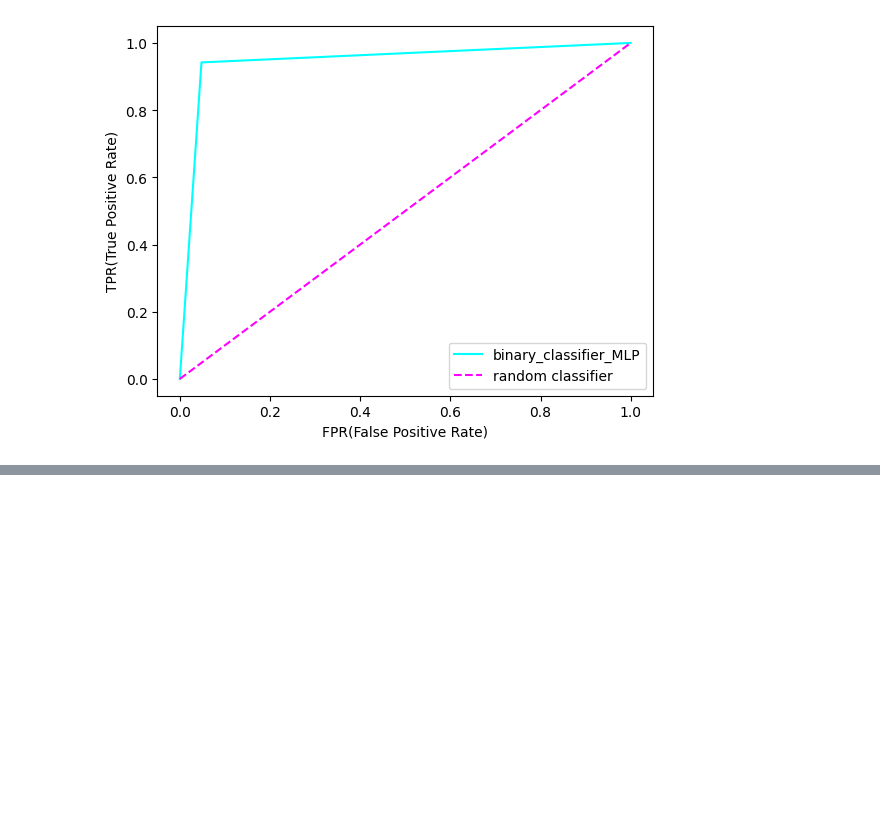
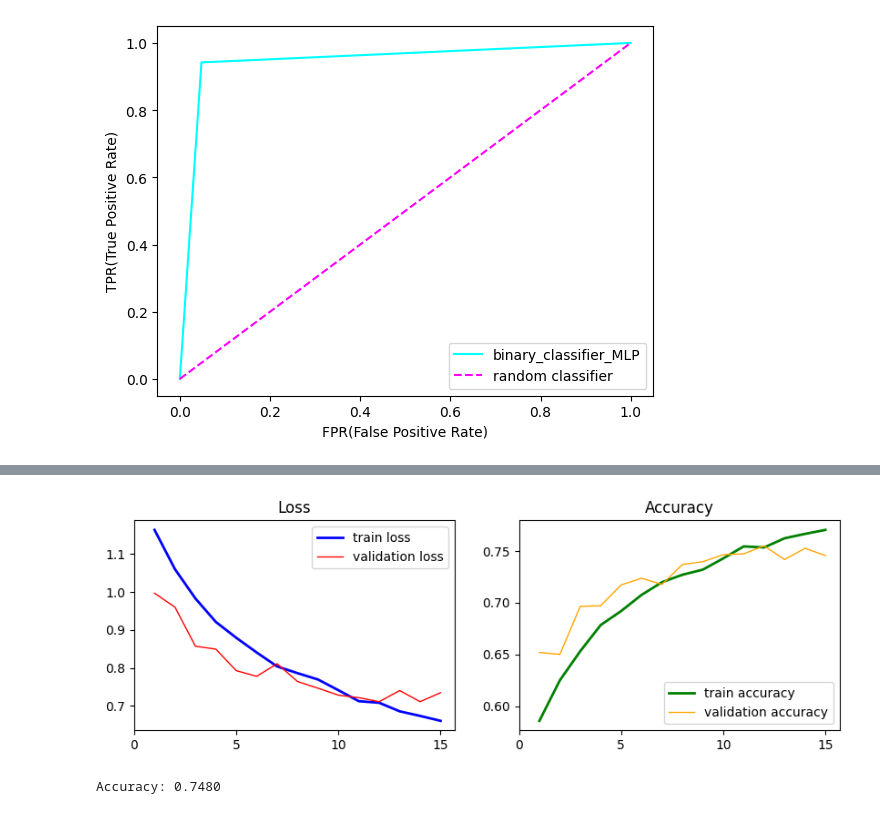
Before and after one commit to won-hj/deep-learning, a Jupyter notebook: 신경망을_활용한_딥러닝_실습.ipynb, the cells around one changed output, grey strips where cells are left out. Cells and saved outputs as stored; diff of their text form; code cells hidden in the pictures; blank space fills up the shorter version.

```diff
--- a/신경망을_활용한_딥러닝_실습.ipynb
+++ b/신경망을_활용한_딥러닝_실습.ipynb
@@ -1495,0 +1657,8 @@ AUC: 0.95
+# %%
+train_data, valid_data = random_split(train_data, [0.8, 0.2])
+
+train_loader = DataLoader(train_data, batch_size=32, shuffle=True)
+valid_loader = DataLoader(valid_data, batch_size=32, shuffle=True)
+test_loader = DataLoader(test_data, batch_size=32, shuffle=False)
+
+print(len(train_loader), len(valid_loader), len(test_loader))
@@ -1495,0 +1747,4 @@ AUC: 0.95
+# %%
+#하이퍼 파라미터 설정
+loss_fn = nn.CrossEntropyLoss()
+optimizer = torch.optim.Adam(model.parameters(), lr=1e-3)
@@ -1495,0 +1799,37 @@ AUC: 0.95
+# %%
+fig, axs = plt.subplots(nrows=1, ncols=2, figsize=(10, 3))
+
+axs[0].plot(range(1, len(train_losses)+1), train_losses,
+           label='train loss', color='blue', linewidth=2)
+axs[0].plot(range(1, len(valid_losses)+1), valid_losses,
+            label='validation loss', color='red', linewidth=1)
+axs[0].set_title('Loss')
+axs[0].set_xticks(range(0, epoch+2, 5))
+axs[0].legend(loc='best')
+
+axs[1].plot(range(1, len(train_accuracies)+1), train_accuracies,
+            label='train accuracy', color='green', linewidth=2)
+axs[1].plot(range(1, len(valid_accuracies)+1), valid_accuracies,
+            label='validation accuracy', color='orange', linewidth=1)
+axs[1].set_title('Accuracy')
+axs[1].set_xticks(range(0, epoch+2, 5))
+axs[1].legend(loc='best')
+
+plt.show()
+# %% [output]
+[figure, added]
+# %%
+model.eval() #평가모드
+correct = 0
+
+with torch.no_grad(): #평가할 때는 그래디언트 계산하지 않음
+  for image, label in test_loader:
+    image, label = image.to(device), label.to(device)
+    outputs = model(image) #출력 계산
+    predict = outputs.argmax(dim=1) #예측
+    correct += (predict == label).sum().item() #정확한 예측
+  accuracy = correct / len(test_data)
+
+  print(f'Accuracy: {accuracy:.4f}')
+# %% [output]
+Accuracy: 0.7480
```
Also changed, not shown: parts of 32 cells of this notebook.
